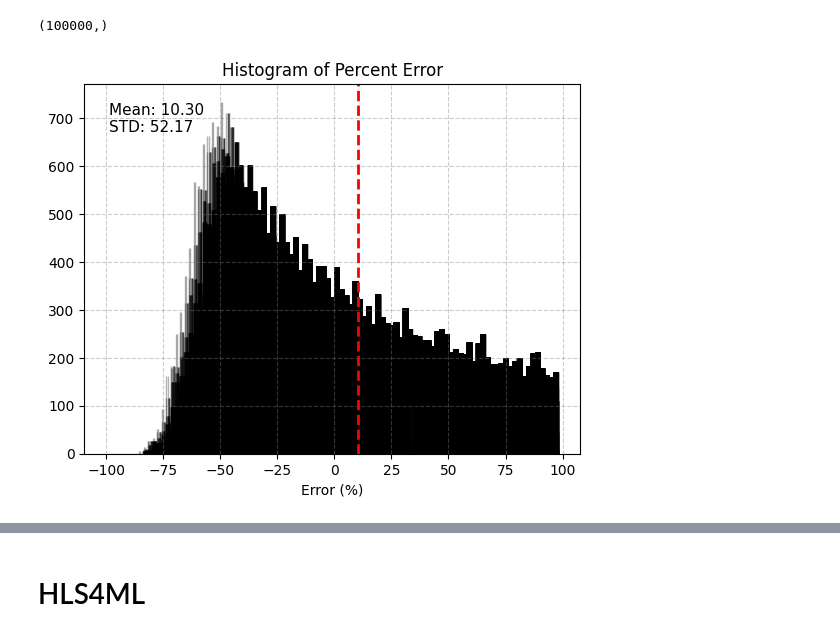
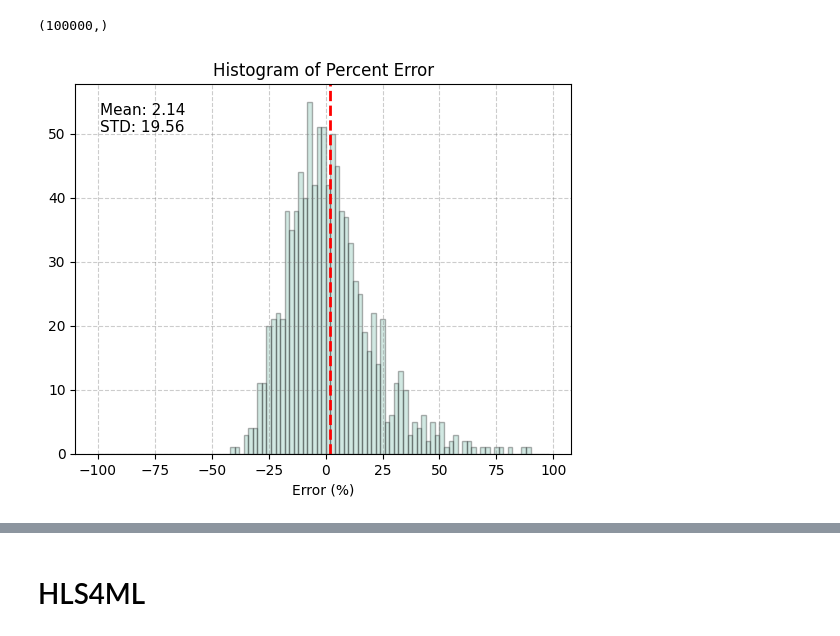
Before and after one commit to dnzy06/drift-chamber-ml, a Jupyter notebook: code/hls4ml_pipeline.ipynb, the cells around one changed output, grey strips where cells are left out. Cells and saved outputs as stored; diff of their text form; code cells hidden in the pictures.

```diff
--- a/code/hls4ml_pipeline.ipynb
+++ b/code/hls4ml_pipeline.ipynb
@@ -625,13 +575,8 @@ val_ds = build_dataset(val_files, batchSize, shuffle=False)
 # %% [markdown]
 # Load model
-# %%
-# if no quantization!
-
-import keras
-model = keras.models.load_model('models/FINAL_SPECS/500_dense_8_32_8_lr=6e-4.keras')
 # %%
 import keras
-model = keras.models.load_model('models/dnn_8_8.keras')
+model = keras.models.load_model(model_dir + 'DNN_8_32_8.keras')
 # %%
 # if yes quantization
 
@@ -639,4 +584,4 @@ from qkeras.utils import _add_supported_quantized_objects
 
 co = {}
 _add_supported_quantized_objects(co)
-model = keras.models.load_model('models/8_2_0.8_pruned_500_dense_8_32_8_lr=6e-4.h5', custom_objects=co)
+model = keras.models.load_model(model_dir + 'TEST_8_5_bit_quantization_DNN_8_32_8.h5', custom_objects=co)
@@ -661,10 +598,12 @@ preds = model.predict(testdata['wf_i'][:10000])
 np.sum(testdata['tag_values'] == 1, axis = 1).shape
 # %% [output]
 (100000,)
+# %%
+preds = preds.flatten()
 # %%
-plot_percent_error(actual, preds)
+plot_percent_error(actual[:1000], preds[:1000])
 # %% [output]
-[figure, old version]
+[figure, new version]
 # %%
 make_corr_plot(actual, preds)
 # %% [output]
```
Also changed, not shown: parts of 44 cells of this notebook, 20 other files.
